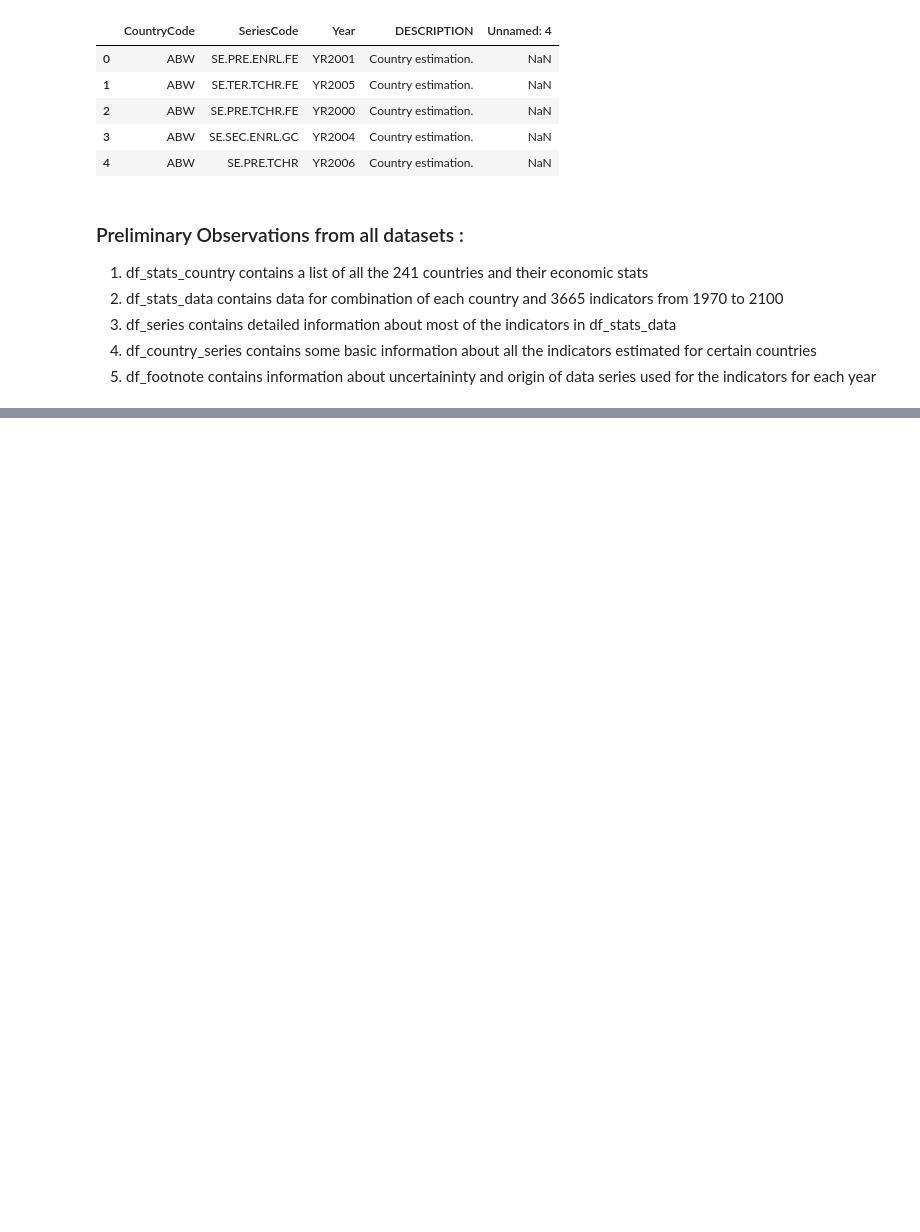
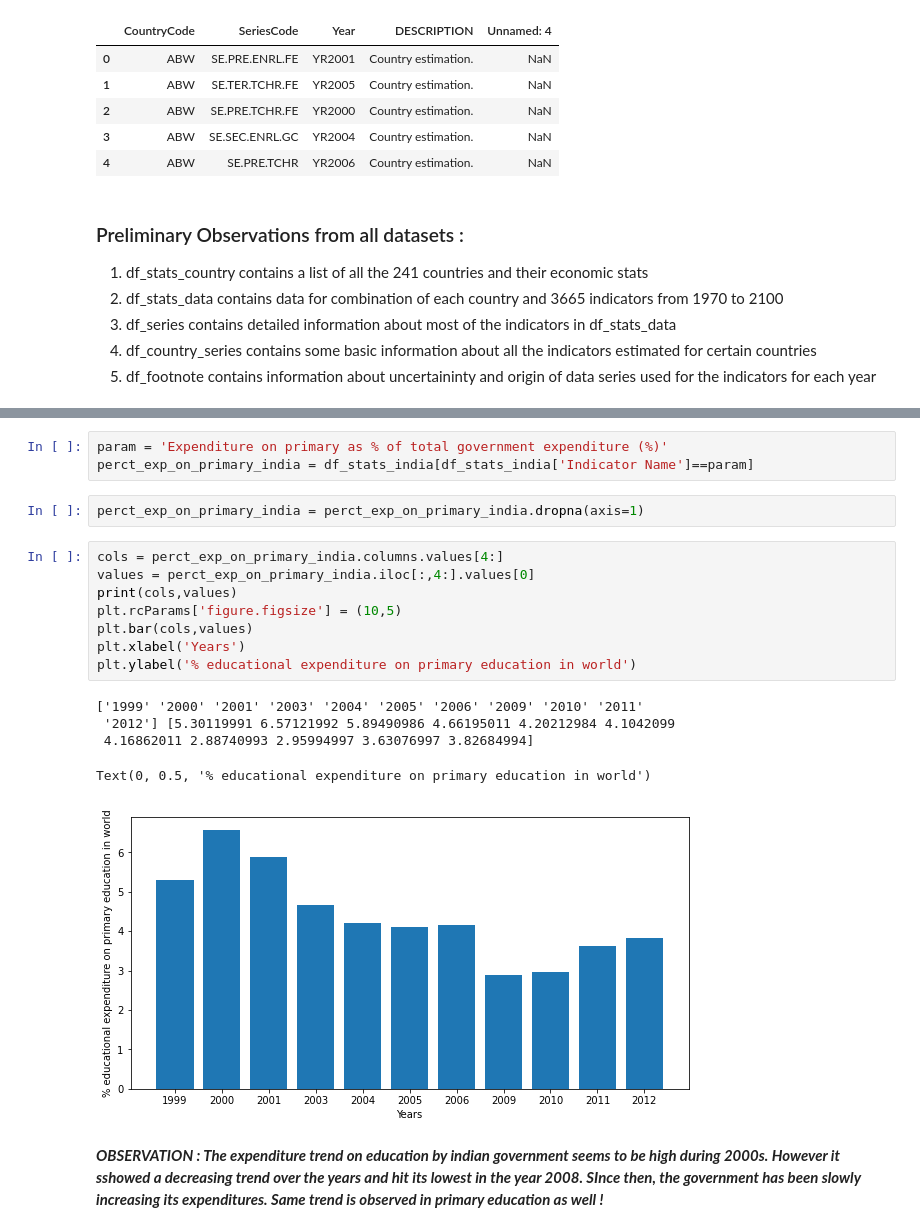
Before and after one commit to SmrutiRanjan27/worldbank-global-education-analysis, a Jupyter notebook: Smruti_Ranjan_WorldBank_Global_Education_Analysis.ipynb, the cells around one changed output, grey strips where cells are left out. Cells and saved outputs as stored; diff of their text form; blank space fills up the shorter version.

```diff
--- a/Smruti_Ranjan_WorldBank_Global_Education_Analysis.ipynb
+++ b/Smruti_Ranjan_WorldBank_Global_Education_Analysis.ipynb
@@ -365,0 +539,21 @@ df_footnote.head()
+# %%
+param = 'Expenditure on primary as % of total government expenditure (%)'
+perct_exp_on_primary_india = df_stats_india[df_stats_india['Indicator Name']==param]
+# %%
+perct_exp_on_primary_india = perct_exp_on_primary_india.dropna(axis=1)
+# %%
+cols = perct_exp_on_primary_india.columns.values[4:]
+values = perct_exp_on_primary_india.iloc[:,4:].values[0]
+print(cols,values)
+plt.rcParams['figure.figsize'] = (10,5)
+plt.bar(cols,values)
+plt.xlabel('Years')
+plt.ylabel('% educational expenditure on primary education in world')
+# %% [output]
+['1999' '2000' '2001' '2003' '2004' '2005' '2006' '2009' '2010' '2011'
+ '2012'] [5.30119991 6.57121992 5.89490986 4.66195011 4.20212984 4.1042099
+ 4.16862011 2.88740993 2.95994997 3.63076997 3.82684994]
+Text(0, 0.5, '% educational expenditure on primary education in world')
+[figure, added]
+# %% [markdown]
+***OBSERVATION : The expenditure trend on education by indian government seems to be high during 2000s. However it sshowed a decreasing trend over the years and hit its lowest in the year 2008. SInce then, the government has been slowly increasing its expenditures. Same trend is observed in primary education as well !***
```
Also changed, not shown: parts of 24 cells of this notebook.
